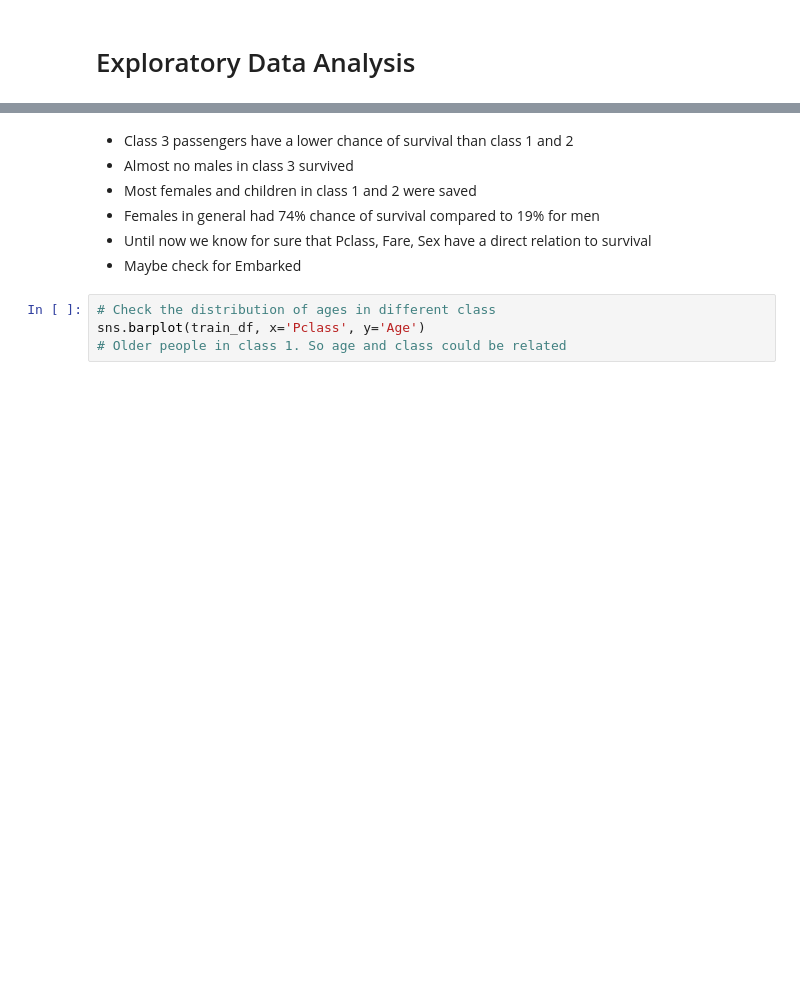
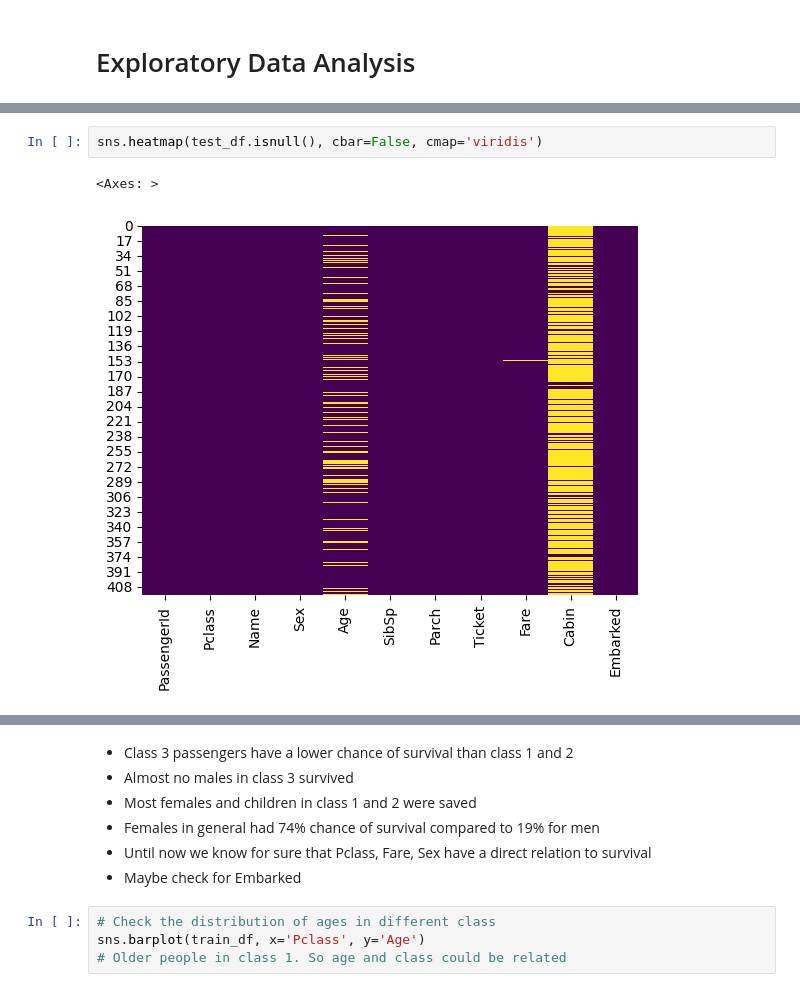
Before and after one commit to sundaramvivek10/titanic-dataset, a Jupyter notebook: TitanicDataAnalysis.ipynb, the cells around one changed output, grey strips where cells are left out. Drawn from its saved outputs; the diff is of its cells as text; blank space fills up the shorter version.

```diff
--- a/TitanicDataAnalysis.ipynb
+++ b/TitanicDataAnalysis.ipynb
@@ -74,0 +46,5 @@ dtype: int64
+# %%
+sns.heatmap(test_df.isnull(), cbar=False, cmap='viridis')
+# %% [output]
+<Axes: >
+[figure, added]
```
Also changed, not shown: parts of 41 cells of this notebook.
